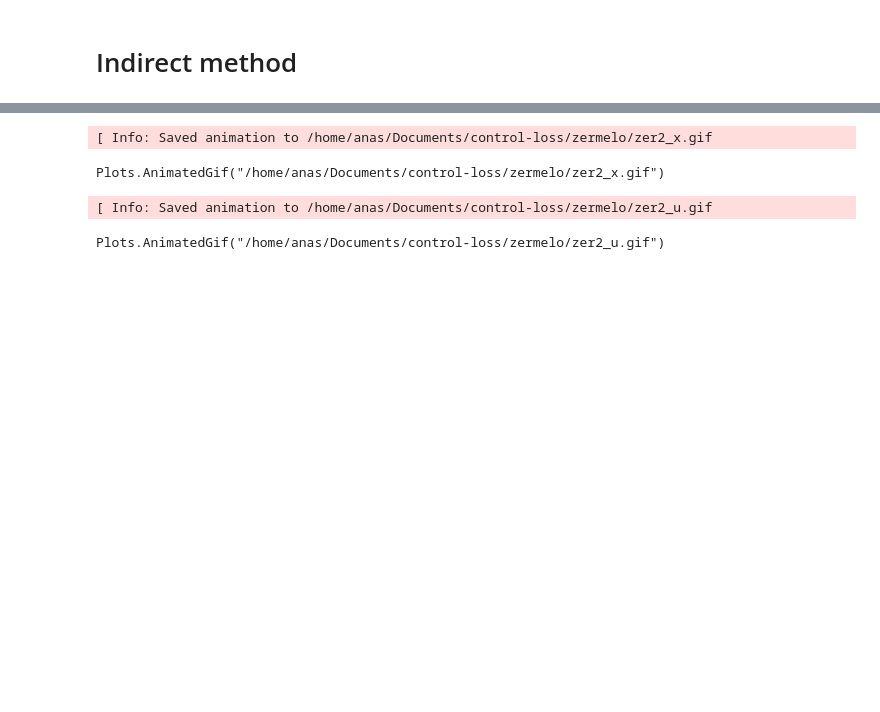
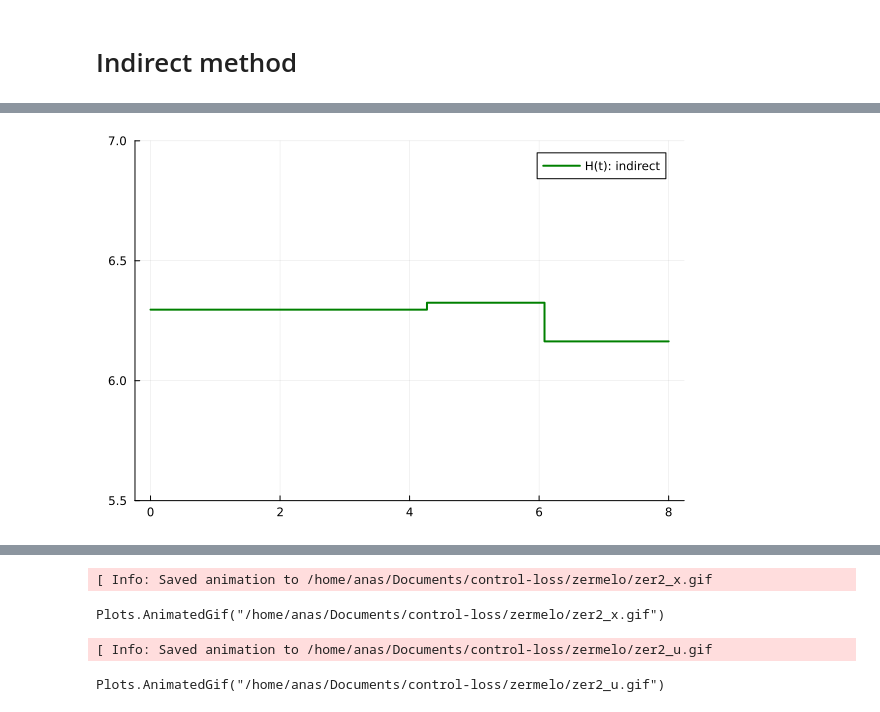
Before and after one commit to control-toolbox/LossControl.jl, a Jupyter notebook: zermelo/loss2.ipynb, the cells around one changed output, grey strips where cells are left out. Drawn from its saved outputs; the diff is of its cells as text; code cells hidden in the pictures; blank space fills up the shorter version.

```diff
--- a/zermelo/loss2.ipynb
+++ b/zermelo/loss2.ipynb
@@ -355,31 +366,25 @@ using LinearAlgebra;
 # %%
 # Dynamics
 function F(x, u)
-    return [ x[2] + cos(u[1]), sin(u[1]) ]
+    return [ x[2] + cos(u), sin(u) ]
 end
 
 function G(λ)
-    return [  sin(λ), - cos(λ) ]
+    return [  sin(λ), -cos(λ) ]
 end
 
-# Hamiltonians: permanent region
+# Hamiltonian: permanent region
 H1(x, u, p)  = p' * F(x, u)                               # pseudo-Hamiltonian
-u11(x, p)    = atan(p[2]/p[1])
-Hc(x, p)     = H1(x, u11(x, p) , p )                      # control
+u11(x, p)    = atan(p[2]/p[1])                            # maximizing control
+Hc(x, p)     = H1(x, u11(x, p) , p )                      # Hamiltonian
 
-# Flows
-fc  = Flow(Hc);
+# Flow
+fc  = Flow(Hc)
 
-# Hamiltonians: control loss region 1
-H2(x, a, y, p)   = p' * F(x, a)   + y* p' *G(a)           # pseudo-Hamiltonian
-Hcl1(X, P)       = H2(X[1:2], X[3], X[4], P[1:2])         # control loss1
+# Hamiltonian: control loss region
+H2(x, λ, y, p)   = p' * F(x, λ)   + y* p' *G(λ) # pseudo-Hamiltonian
+Hcl(X, P)     = H2(X[1:2], X[3], X[4], P[1:2])  # Hamiltonian
 
-fcl1  = Flow(Hcl1);
-
-# Hamiltonians: control loss region 1
-H3(x, b, y, p)   = p' * F(x, b)   + y* p' *G(b)           # pseudo-Hamiltonian
-Hcl2(X, P)       = H3(X[1:2], X[3], X[4], P[1:2])         # control loss2
-
-# Flows
-fcl2  = Flow(Hcl2);
+# Flow
+fcl  = Flow(Hcl);
 # %%
@@ -575,8 +606,10 @@ plot(x1x2_plot, x1_plot, x2_plot, u_plot, p1_plot ,p2_plot , layout = (2,3), siz
 # %%
 function HH(k)
-    return p1[k] *(x2[k] + cos(u[k])) + p2[k] * sin(u[k])
+    return p1[k] * (x2[k] + cos(u[k])) + p2[k] * sin(u[k])
 end
 
 H_indirect  = [HH(k) for k in 1:length(x2)]
-ph_plot   = plot(t, H_indirect, xlabel = "t", ylabel = "H_indirect",  legend=false, linecolor=:green , linewidth=2)
+ph_plot   = plot(t, H_indirect, label = "H(t): indirect", linecolor=:green , linewidth=2, ylims=(5.5, 7))
+# %% [output]
+[figure, added]
 # %%
```
Also changed, not shown: parts of 13 cells of this notebook, 1 other file.
